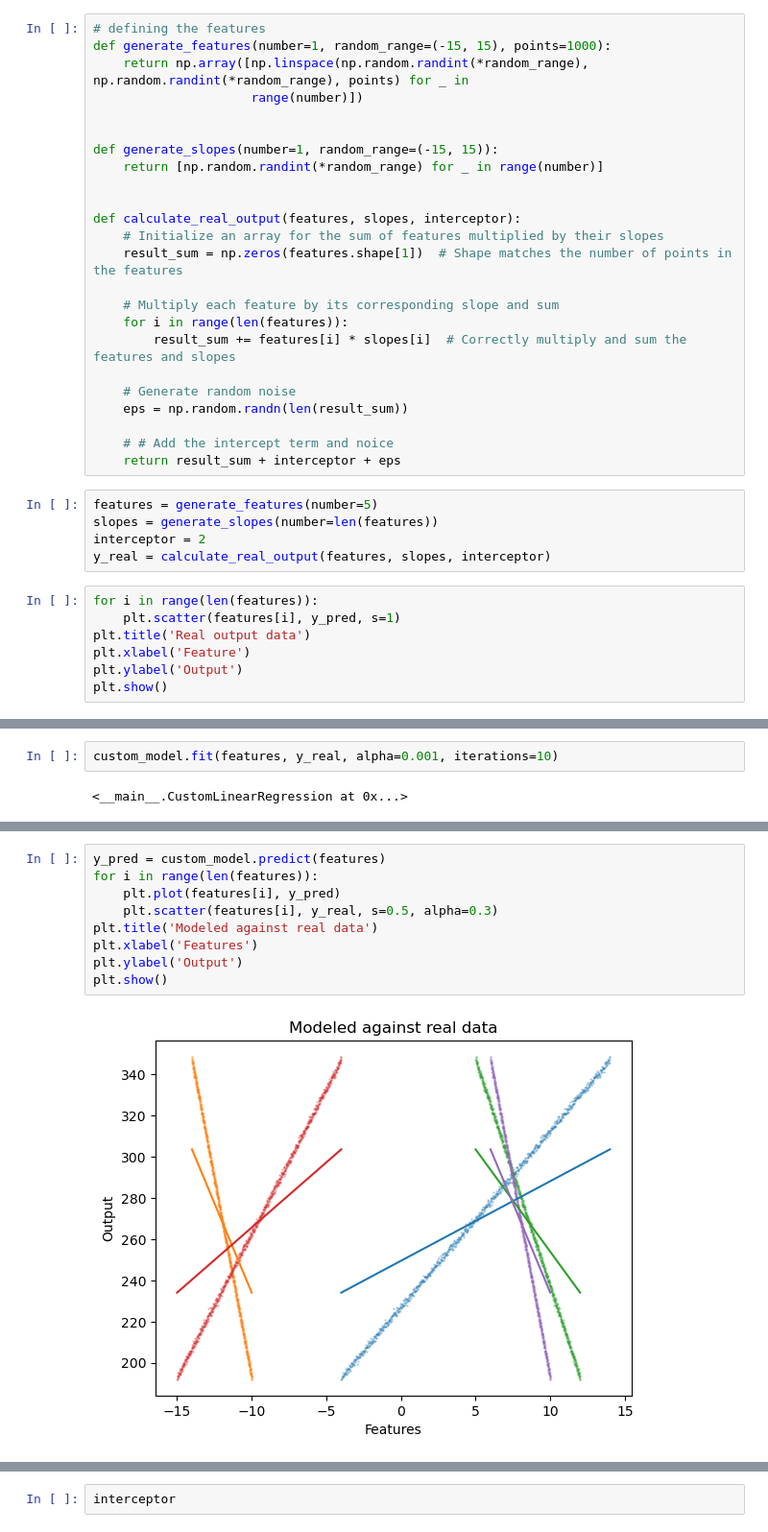
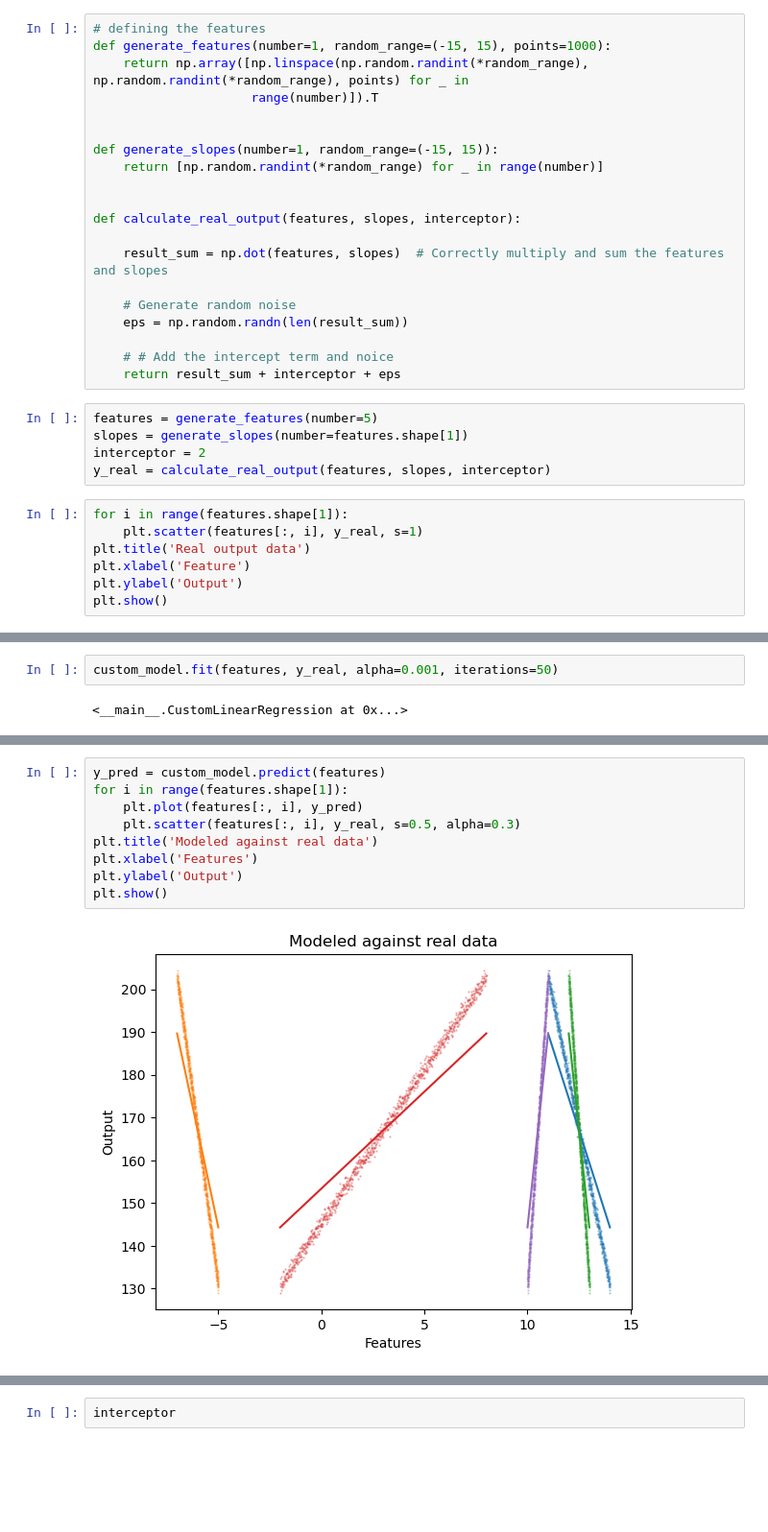
Before and after one commit to StanDobrev11/MachineLearning, a Jupyter notebook: 02.Linear and Logistic Regression/Linear Regression Model.ipynb, the cells around one changed output, grey strips where cells are left out. Shown at 96% size. Saved outputs shown, nothing was run; the diff lists cells and outputs as text; blank space fills up the shorter version.

```diff
--- a/02.Linear and Logistic Regression/Linear Regression Model.ipynb
+++ b/02.Linear and Logistic Regression/Linear Regression Model.ipynb
@@ -234,7 +240,7 @@ Where:
 # defining the features
 def generate_features(number=1, random_range=(-15, 15), points=1000):
     return np.array([np.linspace(np.random.randint(*random_range), np.random.randint(*random_range), points) for _ in
-                     range(number)])
+                     range(number)]).T
 
 
 def generate_slopes(number=1, random_range=(-15, 15)):
@@ -242,12 +248,8 @@ def generate_slopes(number=1, random_range=(-15, 15)):
 
 
 def calculate_real_output(features, slopes, interceptor):
-    # Initialize an array for the sum of features multiplied by their slopes
-    result_sum = np.zeros(features.shape[1])  # Shape matches the number of points in the features
 
-    # Multiply each feature by its corresponding slope and sum
-    for i in range(len(features)):
-        result_sum += features[i] * slopes[i]  # Correctly multiply and sum the features and slopes
+    result_sum = np.dot(features, slopes)  # Correctly multiply and sum the features and slopes
 
     # Generate random noise
     eps = np.random.randn(len(result_sum))
@@ -256,12 +258,12 @@ def calculate_real_output(features, slopes, interceptor):
     return result_sum + interceptor + eps
 # %%
 features = generate_features(number=5)
-slopes = generate_slopes(number=len(features))
+slopes = generate_slopes(number=features.shape[1])
 interceptor = 2
 y_real = calculate_real_output(features, slopes, interceptor)
 # %%
-for i in range(len(features)):
-    plt.scatter(features[i], y_pred, s=1)
+for i in range(features.shape[1]):
+    plt.scatter(features[:, i], y_real, s=1)
 plt.title('Real output data')
 plt.xlabel('Feature')
 plt.ylabel('Output')
@@ -372,7 +376,7 @@ class CustomLinearRegression:
 # %%
 custom_model = CustomLinearRegression()
 # %%
-custom_model.fit(features, y_real, alpha=0.001, iterations=10)
+custom_model.fit(features, y_real, alpha=0.001, iterations=50)
 # %% [output]
 <__main__.CustomLinearRegression at 0x...>
 # %%
@@ -391,12 +394,12 @@ custom_model.score(features, y_real)
 # %%
 y_pred = custom_model.predict(features)
-for i in range(len(features)):
-    plt.plot(features[i], y_pred)
-    plt.scatter(features[i], y_real, s=0.5, alpha=0.3)
+for i in range(features.shape[1]):
+    plt.plot(features[:, i], y_pred)
+    plt.scatter(features[:, i], y_real, s=0.5, alpha=0.3)
 plt.title('Modeled against real data')
 plt.xlabel('Features')
 plt.ylabel('Output')
 plt.show()
 # %% [output]
-[figure, old version]
+[figure, new version]
 # %% [markdown]
```
Also changed, not shown: parts of 46 cells of this notebook, 1 other file.
